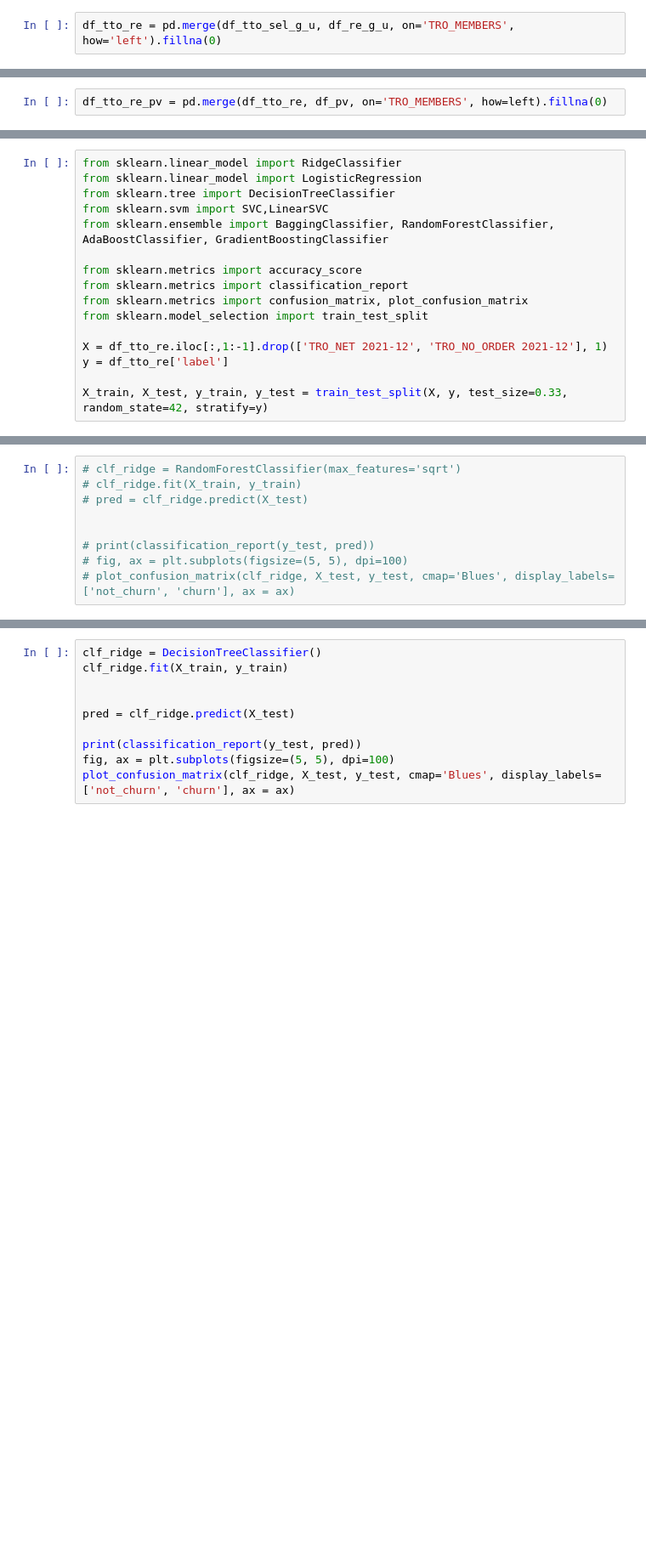
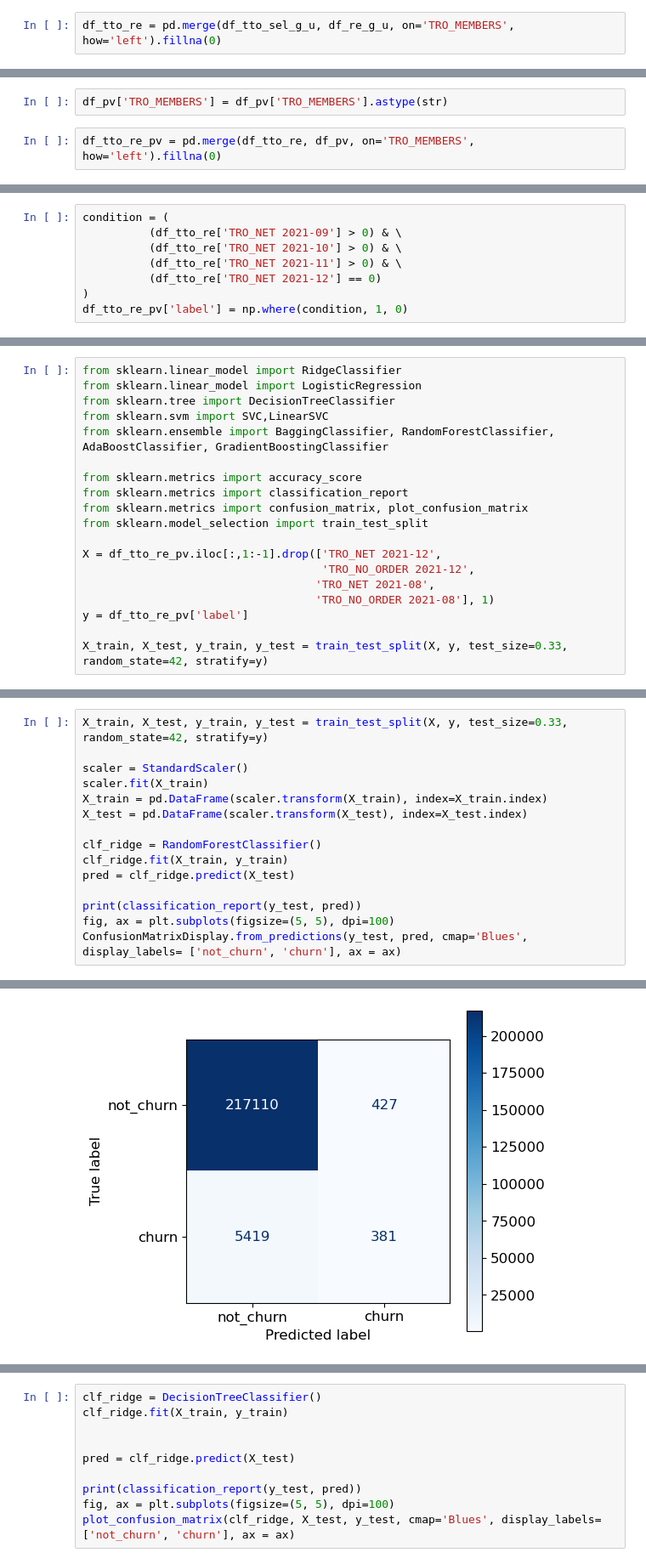
Before and after one commit to trisna26/alfagift_churn, a Jupyter notebook: explore-Copy1.ipynb, the cells around one changed output, grey strips where cells are left out. Shown at 85% size. Cells and saved outputs as stored; diff of their text form; blank space fills up the shorter version.

```diff
--- a/explore-Copy1.ipynb
+++ b/explore-Copy1.ipynb
@@ -203,2 +210,4 @@ df_tto_re.head()
+# %%
+df_pv['TRO_MEMBERS'] = df_pv['TRO_MEMBERS'].astype(str)
 # %%
-df_tto_re_pv = pd.merge(df_tto_re, df_pv, on='TRO_MEMBERS', how=left).fillna(0)
+df_tto_re_pv = pd.merge(df_tto_re, df_pv, on='TRO_MEMBERS', how='left').fillna(0)
@@ -205 +223,9 @@ df_tto_re_pv = pd.merge(df_tto_re, df_pv, on='TRO_MEMBERS', how=left).fillna(0)
+# %%
+condition = (
+          (df_tto_re['TRO_NET 2021-09'] > 0) & \
+          (df_tto_re['TRO_NET 2021-10'] > 0) & \
+          (df_tto_re['TRO_NET 2021-11'] > 0) & \
+          (df_tto_re['TRO_NET 2021-12'] == 0)
+)
+df_tto_re_pv['label'] = np.where(condition, 1, 0)
 # %%
@@ -228,8 +258,11 @@ from sklearn.metrics import classification_report
 from sklearn.metrics import confusion_matrix, plot_confusion_matrix
 from sklearn.model_selection import train_test_split
 
-X = df_tto_re.iloc[:,1:-1].drop(['TRO_NET 2021-12', 'TRO_NO_ORDER 2021-12'], 1)
-y = df_tto_re['label']
+X = df_tto_re_pv.iloc[:,1:-1].drop(['TRO_NET 2021-12',
+                                    'TRO_NO_ORDER 2021-12',
+                                   'TRO_NET 2021-08',
+                                   'TRO_NO_ORDER 2021-08'], 1)
+y = df_tto_re_pv['label']
 
 X_train, X_test, y_train, y_test = train_test_split(X, y, test_size=0.33, random_state=42, stratify=y)
 # %%
@@ -262,9 +330,16 @@ ConfusionMatrixDisplay.from_predictions(y_test, pred, cmap='Blues', display_labe
 # %%
-# clf_ridge = RandomForestClassifier(max_features='sqrt')
-# clf_ridge.fit(X_train, y_train)
-# pred = clf_ridge.predict(X_test)
+X_train, X_test, y_train, y_test = train_test_split(X, y, test_size=0.33, random_state=42, stratify=y)
 
+scaler = StandardScaler()
+scaler.fit(X_train)
+X_train = pd.DataFrame(scaler.transform(X_train), index=X_train.index)
+X_test = pd.DataFrame(scaler.transform(X_test), index=X_test.index)
 
-# print(classification_report(y_test, pred))
-# fig, ax = plt.subplots(figsize=(5, 5), dpi=100)
-# plot_confusion_matrix(clf_ridge, X_test, y_test, cmap='Blues', display_labels= ['not_churn', 'churn'], ax = ax)
+clf_ridge = RandomForestClassifier()
+clf_ridge.fit(X_train, y_train)
+pred = clf_ridge.predict(X_test)
+
+print(classification_report(y_test, pred))
+fig, ax = plt.subplots(figsize=(5, 5), dpi=100)
+ConfusionMatrixDisplay.from_predictions(y_test, pred, cmap='Blues', display_labels= ['not_churn', 'churn'], ax = ax)
+# %% [output]
@@ -270,0 +355 @@ ConfusionMatrixDisplay.from_predictions(y_test, pred, cmap='Blues', display_labe
+[figure, added]
```
Also changed, not shown: parts of 22 cells of this notebook.
